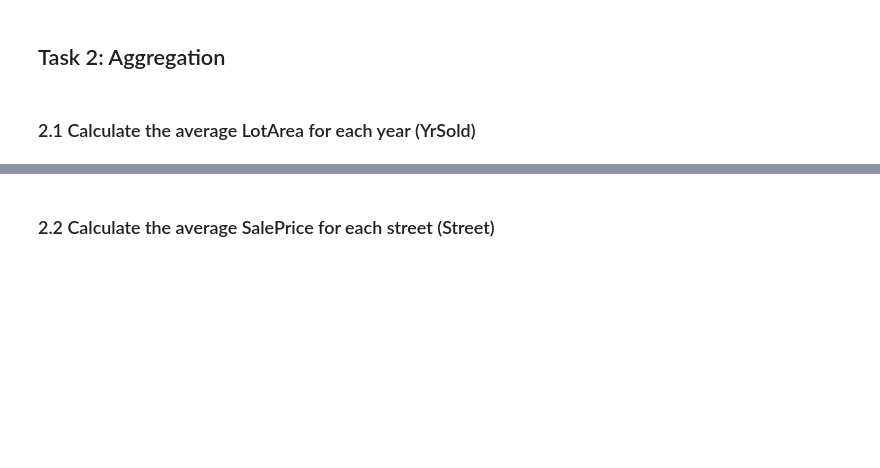
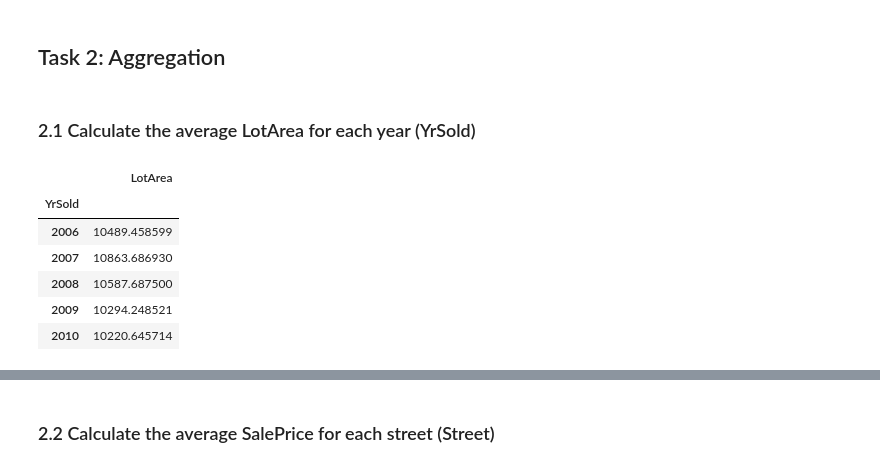
Before and after one commit to iesfsv/Data-Processing-in-Python, a Jupyter notebook: 06_week/06_Seminar_Pandas.ipynb, the cells around one changed output, grey strips where cells are left out. Cells and saved outputs as stored; diff of their text form; code cells hidden in the pictures; blank space fills up the shorter version.

```diff
--- a/06_week/06_Seminar_Pandas.ipynb
+++ b/06_week/06_Seminar_Pandas.ipynb
@@ -104,3 +107,13 @@ df.shape
 ## Task 2: Aggregation
 # %% [markdown]
 ### 2.1 Calculate the average LotArea for each year (YrSold)
+# %%
+df.groupby('YrSold')[['LotArea']].mean()
+# %% [output]
+|  | LotArea |
+| YrSold |  |
+| 2006 | 10489.458599 |
+| 2007 | 10863.686930 |
+| 2008 | 10587.687500 |
+| 2009 | 10294.248521 |
+| 2010 | 10220.645714 |
```
Also changed, not shown: parts of 12 cells of this notebook.
